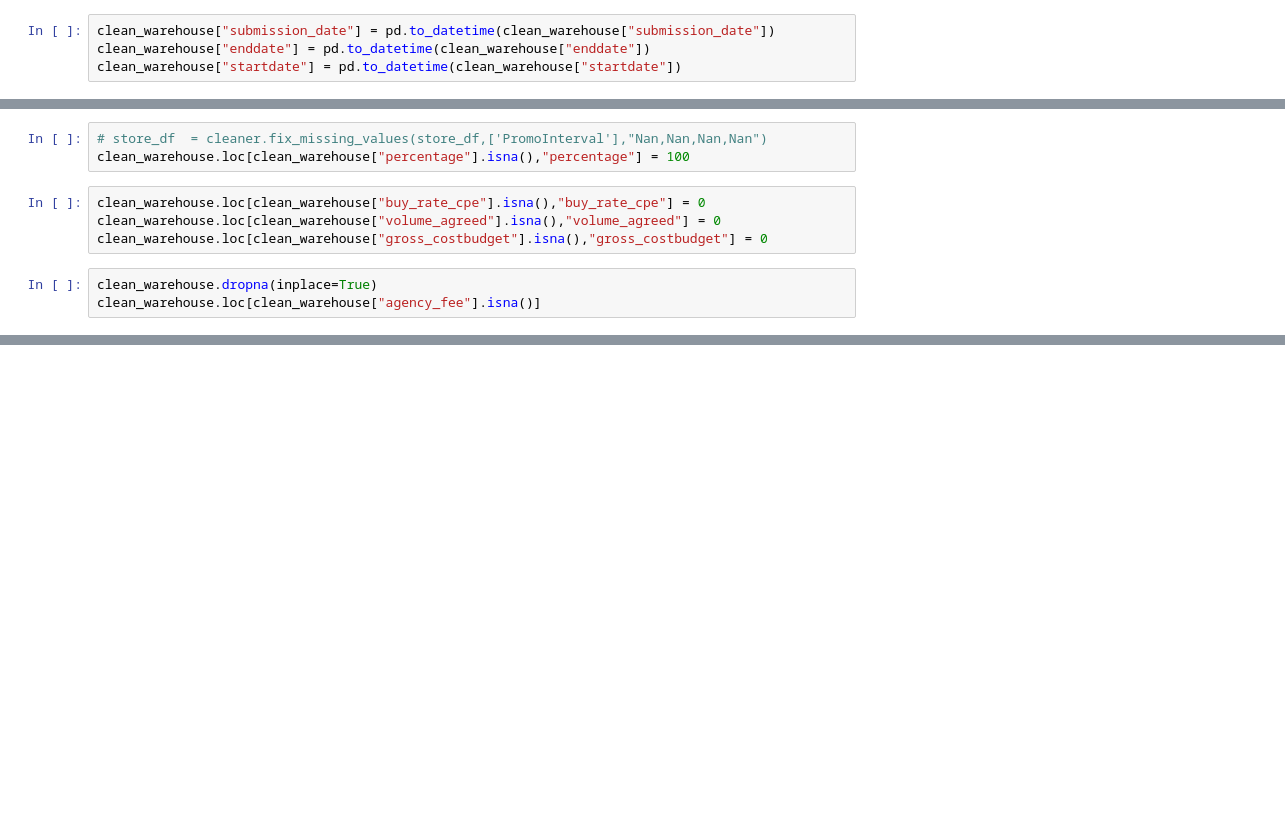
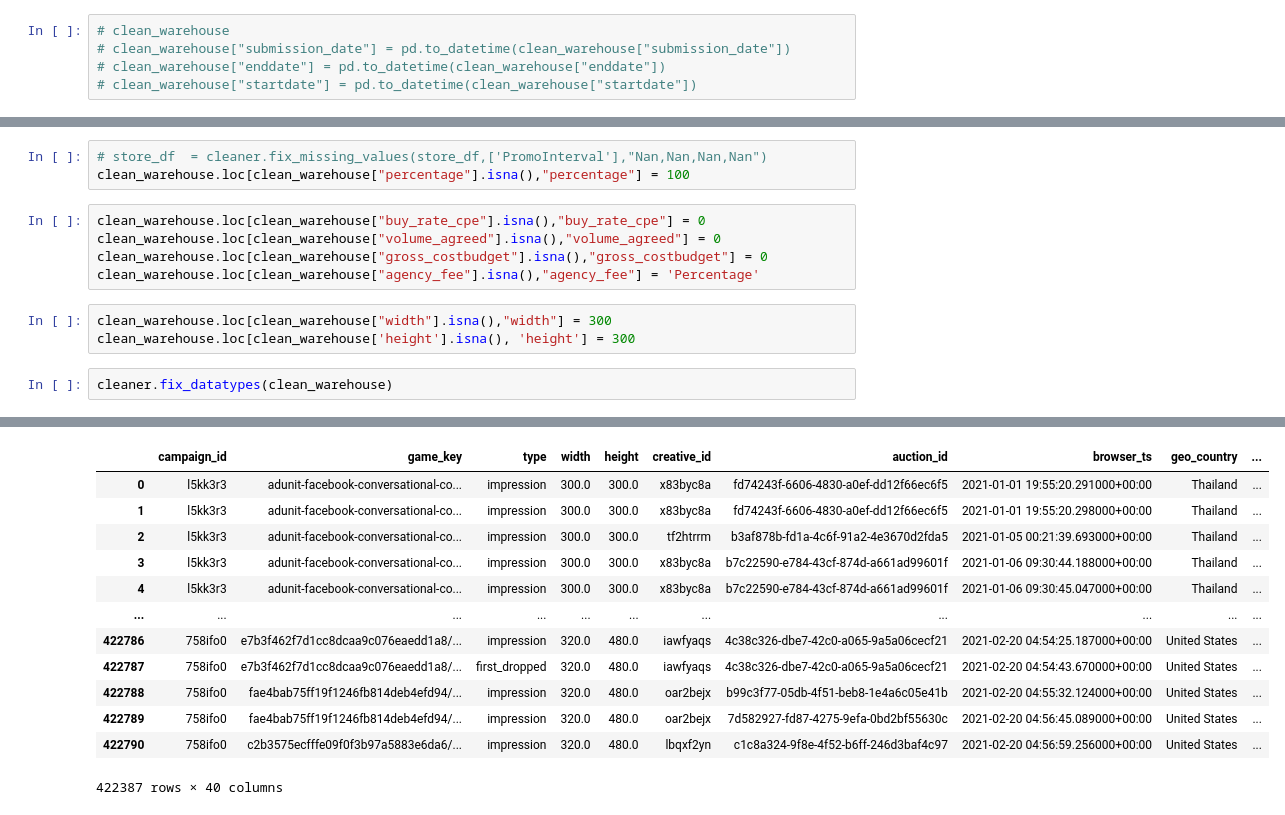
Before and after one commit to tesfayealex/AD-DS-Challenge, a Jupyter notebook: notebooks/preprocessing.ipynb, the cells around one changed output, grey strips where cells are left out. Cells and saved outputs as stored; diff of their text form; blank space fills up the shorter version.

```diff
--- a/notebooks/preprocessing.ipynb
+++ b/notebooks/preprocessing.ipynb
@@ -48,6 +89,7 @@ clean_warehouse[["device_type","type","campaign_id" , "creative_id","geo_country
 # %%
-clean_warehouse["submission_date"] = pd.to_datetime(clean_warehouse["submission_date"])
-clean_warehouse["enddate"] = pd.to_datetime(clean_warehouse["enddate"])
-clean_warehouse["startdate"] = pd.to_datetime(clean_warehouse["startdate"])
+# clean_warehouse
+# clean_warehouse["submission_date"] = pd.to_datetime(clean_warehouse["submission_date"])
+# clean_warehouse["enddate"] = pd.to_datetime(clean_warehouse["enddate"])
+# clean_warehouse["startdate"] = pd.to_datetime(clean_warehouse["startdate"])
 # %%
 cleaner.percent_missing(clean_warehouse)
@@ -64,6 +133,10 @@ clean_warehouse.loc[clean_warehouse["percentage"].isna(),"percentage"] = 100
 clean_warehouse.loc[clean_warehouse["buy_rate_cpe"].isna(),"buy_rate_cpe"] = 0
 clean_warehouse.loc[clean_warehouse["volume_agreed"].isna(),"volume_agreed"] = 0
 clean_warehouse.loc[clean_warehouse["gross_costbudget"].isna(),"gross_costbudget"] = 0
+clean_warehouse.loc[clean_warehouse["agency_fee"].isna(),"agency_fee"] = 'Percentage'
-# %%
-clean_warehouse.dropna(inplace=True)
-clean_warehouse.loc[clean_warehouse["agency_fee"].isna()]
+# %%
+clean_warehouse.loc[clean_warehouse["width"].isna(),"width"] = 300
+clean_warehouse.loc[clean_warehouse['height'].isna(), 'height'] = 300
+# %%
+cleaner.fix_datatypes(clean_warehouse)
+# %% [output]
@@ -69,0 +160,13 @@ clean_warehouse.loc[clean_warehouse["agency_fee"].isna()]
+|  | campaign_id | game_key | type | width | height | creative_id | auction_id | browser_ts | geo_country | ... |
+| 0 | l5kk3r3 | adunit-facebook-conversational-co... | impression | 300.0 | 300.0 | x83byc8a | fd74243f-6606-4830-a0ef-dd12f66ec6f5 | 2021-01-01 19:55:20.291000+00:00 | Thailand | ... |
+| 1 | l5kk3r3 | adunit-facebook-conversational-co... | impression | 300.0 | 300.0 | x83byc8a | fd74243f-6606-4830-a0ef-dd12f66ec6f5 | 2021-01-01 19:55:20.298000+00:00 | Thailand | ... |
+| 2 | l5kk3r3 | adunit-facebook-conversational-co... | impression | 300.0 | 300.0 | tf2htrrm | b3af878b-fd1a-4c6f-91a2-4e3670d2fda5 | 2021-01-05 00:21:39.693000+00:00 | Thailand | ... |
+| 3 | l5kk3r3 | adunit-facebook-conversational-co... | impression | 300.0 | 300.0 | x83byc8a | b7c22590-e784-43cf-874d-a661ad99601f | 2021-01-06 09:30:44.188000+00:00 | Thailand | ... |
+| 4 | l5kk3r3 | adunit-facebook-conversational-co... | impression | 300.0 | 300.0 | x83byc8a | b7c22590-e784-43cf-874d-a661ad99601f | 2021-01-06 09:30:45.047000+00:00 | Thailand | ... |
+| ... | ... | ... | ... | ... | ... | ... | ... | ... | ... | ... |
+| 422786 | 758ifo0 | e7b3f462f7d1cc8dcaa9c076eaedd1a8/... | impression | 320.0 | 480.0 | iawfyaqs | 4c38c326-dbe7-42c0-a065-9a5a06cecf21 | 2021-02-20 04:54:25.187000+00:00 | United States | ... |
+| 422787 | 758ifo0 | e7b3f462f7d1cc8dcaa9c076eaedd1a8/... | first_dropped | 320.0 | 480.0 | iawfyaqs | 4c38c326-dbe7-42c0-a065-9a5a06cecf21 | 2021-02-20 04:54:43.670000+00:00 | United States | ... |
+| 422788 | 758ifo0 | fae4bab75ff19f1246fb814deb4efd94/... | impression | 320.0 | 480.0 | oar2bejx | b99c3f77-05db-4f51-beb8-1e4a6c05e41b | 2021-02-20 04:55:32.124000+00:00 | United States | ... |
+| 422789 | 758ifo0 | fae4bab75ff19f1246fb814deb4efd94/... | impression | 320.0 | 480.0 | oar2bejx | 7d582927-fd87-4275-9efa-0bd2bf55630c | 2021-02-20 04:56:45.089000+00:00 | United States | ... |
+| 422790 | 758ifo0 | c2b3575ecfffe09f0f3b97a5883e6da6/... | impression | 320.0 | 480.0 | lbqxf2yn | c1c8a324-9f8e-4f52-b6ff-246d3baf4c97 | 2021-02-20 04:56:59.256000+00:00 | United States | ... |
+422387 rows × 40 columns
```
Also changed, not shown: parts of 27 cells of this notebook, 3 other files.
